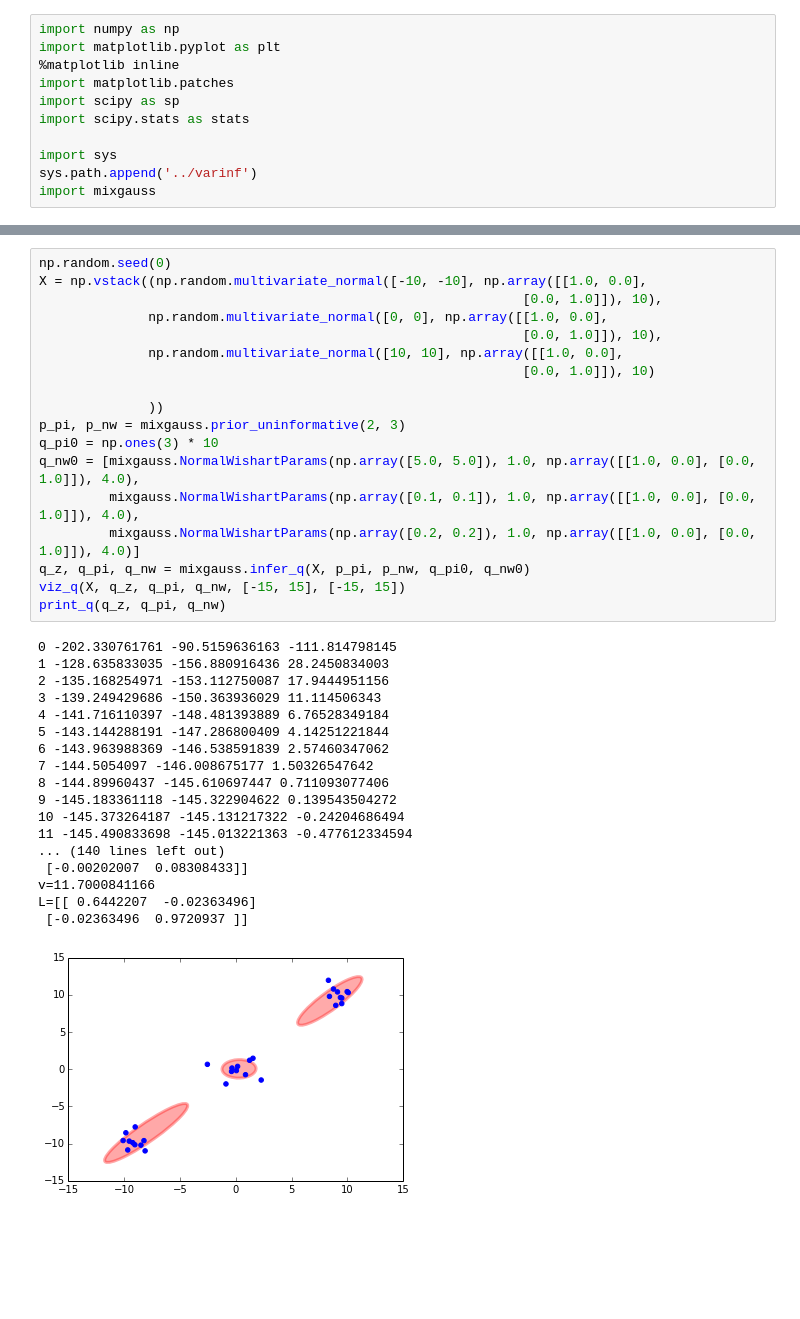
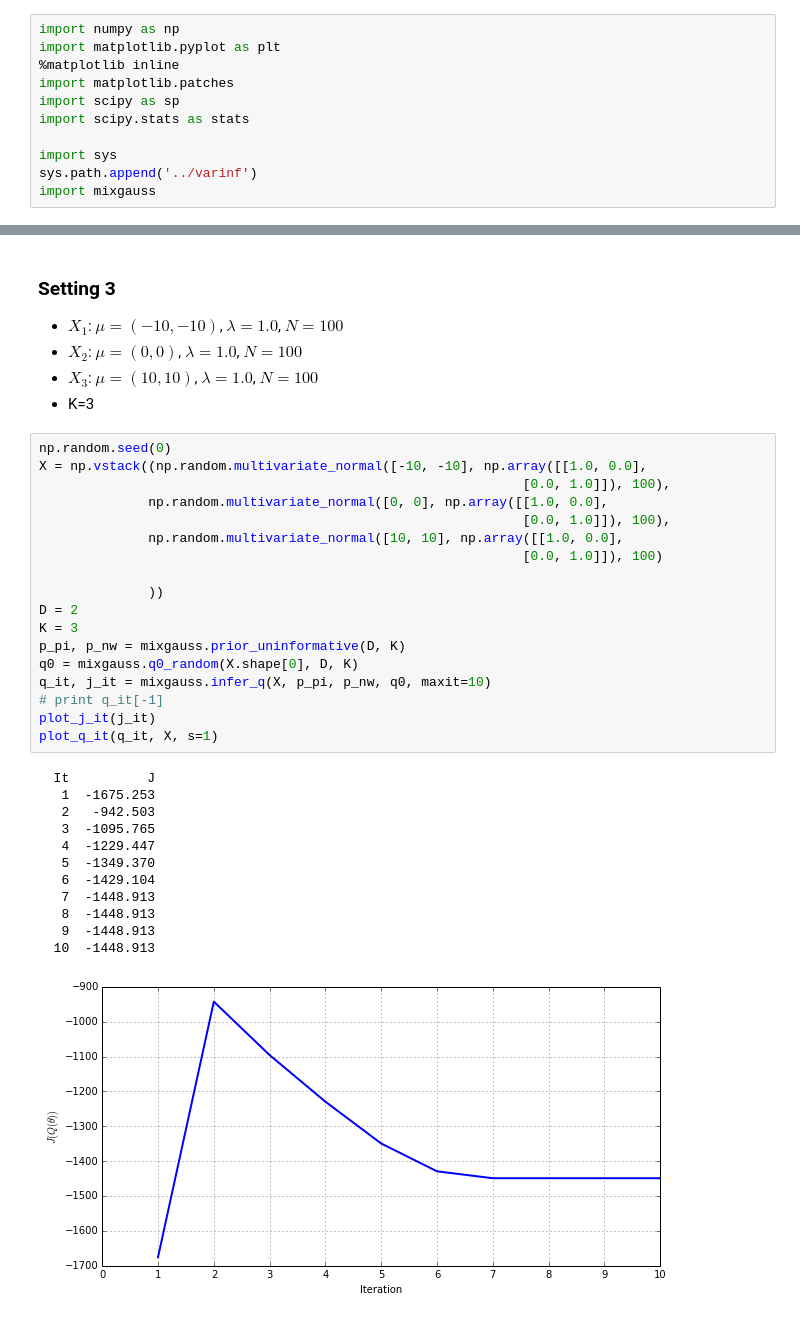
Before and after one commit to cangermueller/varinf, a Jupyter notebook: doc/mixgauss.ipynb, the cells around one changed output, grey strips where cells are left out. Cells and saved outputs as stored; diff of their text form; blank space fills up the shorter version.

```diff
--- a/doc/mixgauss.ipynb
+++ b/doc/mixgauss.ipynb
@@ -167,37 +213,37 @@ L=[[ 2.02401097 -0.0048868 ]
+# %% [markdown]
+### Setting 3
+* $X_1$: $\mu=(-10, -10)$, $\lambda=1.0$, $N=100$
+* $X_2$: $\mu=(0, 0)$, $\lambda=1.0$, $N=100$
+* $X_3$: $\mu=(10, 10)$, $\lambda=1.0$, $N=100$
+* K=3
 # %%
 np.random.seed(0)
 X = np.vstack((np.random.multivariate_normal([-10, -10], np.array([[1.0, 0.0],
-                                                              [0.0, 1.0]]), 10),
+                                                              [0.0, 1.0]]), 100),
               np.random.multivariate_normal([0, 0], np.array([[1.0, 0.0],
-                                                              [0.0, 1.0]]), 10),
+                                                              [0.0, 1.0]]), 100),
               np.random.multivariate_normal([10, 10], np.array([[1.0, 0.0],
-                                                              [0.0, 1.0]]), 10)
+                                                              [0.0, 1.0]]), 100)
 
               ))
-p_pi, p_nw = mixgauss.prior_uninformative(2, 3)
-q_pi0 = np.ones(3) * 10
-q_nw0 = [mixgauss.NormalWishartParams(np.array([5.0, 5.0]), 1.0, np.array([[1.0, 0.0], [0.0, 1.0]]), 4.0),
-         mixgauss.NormalWishartParams(np.array([0.1, 0.1]), 1.0, np.array([[1.0, 0.0], [0.0, 1.0]]), 4.0),
-         mixgauss.NormalWishartParams(np.array([0.2, 0.2]), 1.0, np.array([[1.0, 0.0], [0.0, 1.0]]), 4.0)]
-q_z, q_pi, q_nw = mixgauss.infer_q(X, p_pi, p_nw, q_pi0, q_nw0)
-viz_q(X, q_z, q_pi, q_nw, [-15, 15], [-15, 15])
-print_q(q_z, q_pi, q_nw)
+D = 2
+K = 3
+p_pi, p_nw = mixgauss.prior_uninformative(D, K)
+q0 = mixgauss.q0_random(X.shape[0], D, K)
+q_it, j_it = mixgauss.infer_q(X, p_pi, p_nw, q0, maxit=10)
+# print q_it[-1]
+plot_j_it(j_it)
+plot_q_it(q_it, X, s=1)
 # %% [output]
-0 -202.330761761 -90.5159636163 -111.814798145
-1 -128.635833035 -156.880916436 28.2450834003
-2 -135.168254971 -153.112750087 17.9444951156
-3 -139.249429686 -150.363936029 11.114506343
-4 -141.716110397 -148.481393889 6.76528349184
-5 -143.144288191 -147.286800409 4.14251221844
-6 -143.963988369 -146.538591839 2.57460347062
-7 -144.5054097 -146.008675177 1.50326547642
-8 -144.89960437 -145.610697447 0.711093077406
-9 -145.183361118 -145.322904622 0.139543504272
-10 -145.373264187 -145.131217322 -0.24204686494
-11 -145.490833698 -145.013221363 -0.477612334594
-... (140 lines left out)
- [-0.00202007  0.08308433]]
-v=11.7000841166
-L=[[ 0.6442207  -0.02363496]
- [-0.02363496  0.9720937 ]]
+  It          J
+   1  -1675.253
+   2   -942.503
+   3  -1095.765
+   4  -1229.447
+   5  -1349.370
+   6  -1429.104
+   7  -1448.913
+   8  -1448.913
+   9  -1448.913
+  10  -1448.913
-[figure, old version]
+[figure, new version]
```
Also changed, not shown: parts of 18 cells of this notebook, 2 other files.
